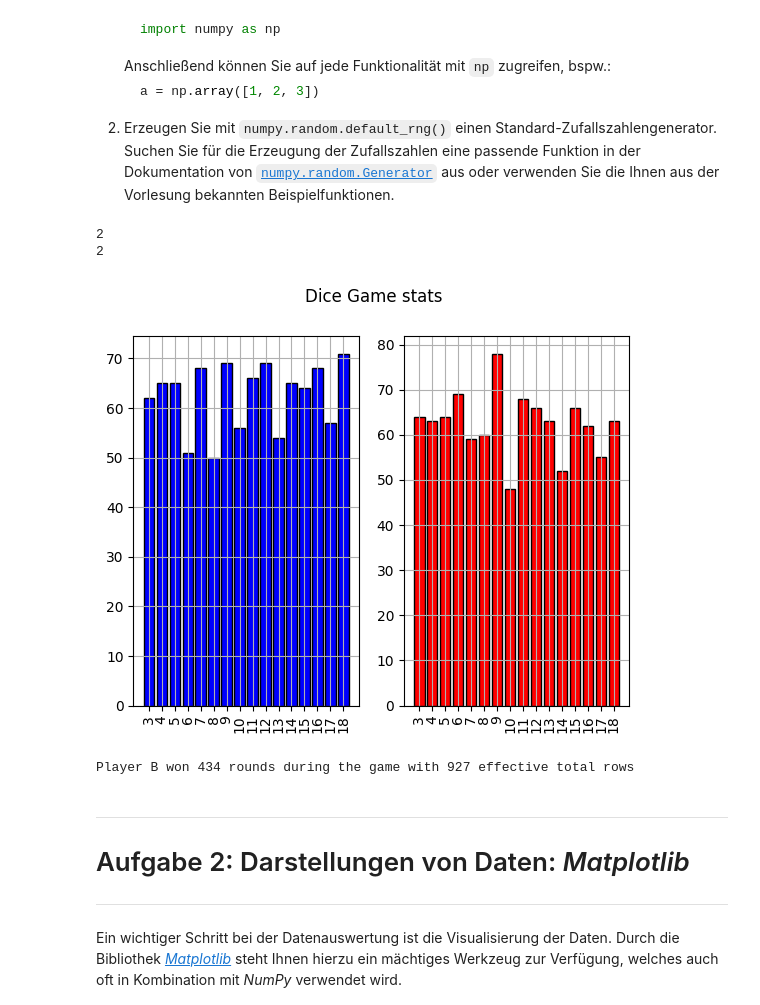
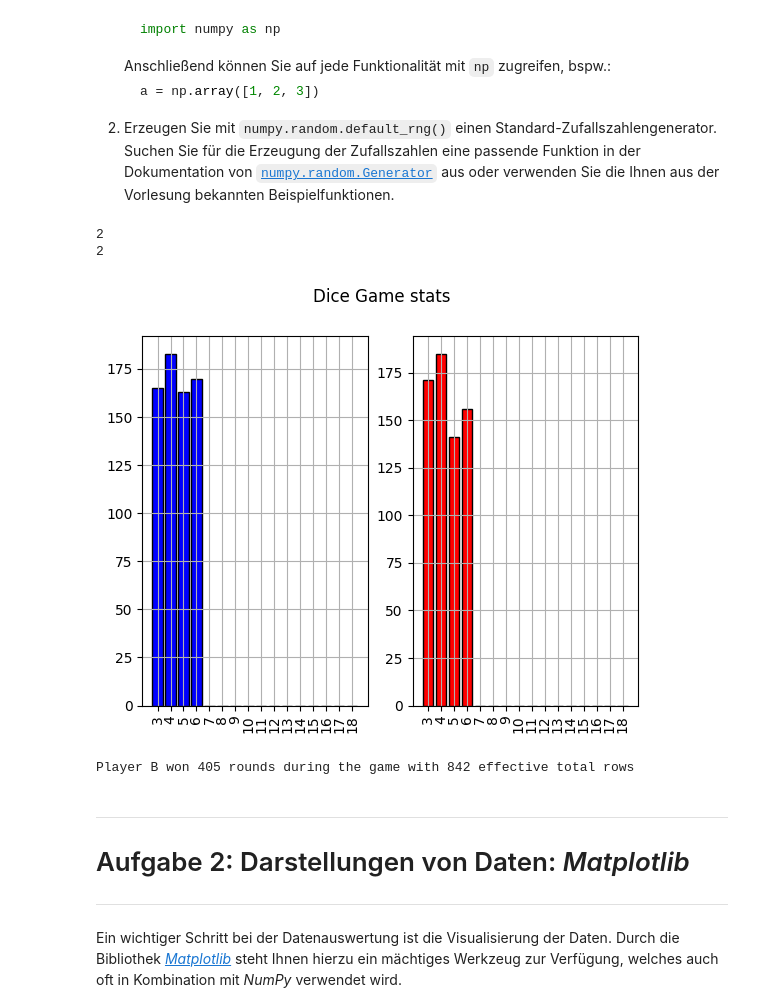
Before and after one commit to jrlk000/CgDa, a Jupyter notebook: SS26/Blatt01.ipynb, the cells around one changed output. Drawn from its saved outputs; the diff is of its cells as text; code cells hidden in the pictures.

```diff
--- a/SS26/Blatt01.ipynb
+++ b/SS26/Blatt01.ipynb
@@ -113,11 +113,17 @@ def dice_game_simulator(dice_sides:int, dices:int, throws:int, players:int)->tup
     "--"
     """
     rng = np.random.default_rng()
-    raw = np.array([rng.integers(low=1*dices, high=dice_sides*dices+1, size=throws) for _ in range(players)])
-    return raw, np.asarray(raw/dices, dtype=float)
+    raw = list()
+
+    #
+    for _ in range(throws):
+        raw.append(np.sum([rng.integers(low=1, high=dice_sides+1, size=dices)]))
+
+    raw = np.array(raw, dtype=float)
+    return raw, raw/dices
 # %%
 #start the game
-results, _ = dice_game_simulator(GameConst.DICE_SIDES.value, GameConst.DICES.value, GameConst.THROWS.value, GameConst.PLAYER.value)
+results, _ = dice_game_simulator(GameConst.DICE_SIDES.value, 1, GameConst.THROWS.value, GameConst.PLAYER.value)
 
 eyesum_frequencies = list()
 
@@ -143,35 +149,35 @@ ax1.set_xticks(GameConst.RES_SPECTRUM.value, labels=GameConst.RES_SPECTRUM.value
 
 #way to have a legend for the whole figure
 ax2.bar(y, x2, color="red", label="Player 2", edgecolor="black")
 ax2.set_xticks(GameConst.RES_SPECTRUM.value, labels=GameConst.RES_SPECTRUM.value, rotation=90)
 
 ax1.grid()
 ax2.grid()
 
 
 plt.show()
 
 same_res = np.sum(x1==x2)
 effective_rounds = GameConst.THROWS.value - same_res
 
 player_a_won = np.sum(x1>x2) >= (effective_rounds)/2
 player_b_won = not player_a_won
 
 if np.sum(x1>x2) == (effective_rounds)/2:
     player_b_won = True
 
 a = np.array(results[0])
 b = np.array(results[1])
 
 if player_a_won ^ player_b_won:
     print("Player {message} won {r} rounds during the game with {t} effective total rows".format(message="A" if player_a_won else "B", r = np.sum(a>b) if player_a_won else np.sum(b>a), t = GameConst.THROWS.value-np.sum(a==b)))
 else:
     print("Its a draw, enter next round to find a winner.")
 # %% [output]
 2
 2
-[figure, old version]
+[figure, new version]
-Player B won 434 rounds during the game with 927 effective total rows
+Player B won 405 rounds during the game with 842 effective total rows
 # %%
 # Aufzählen der Häufigkeit
 # %% [markdown]
```
Also changed, not shown: parts of 5 cells of this notebook, 3 other files.
